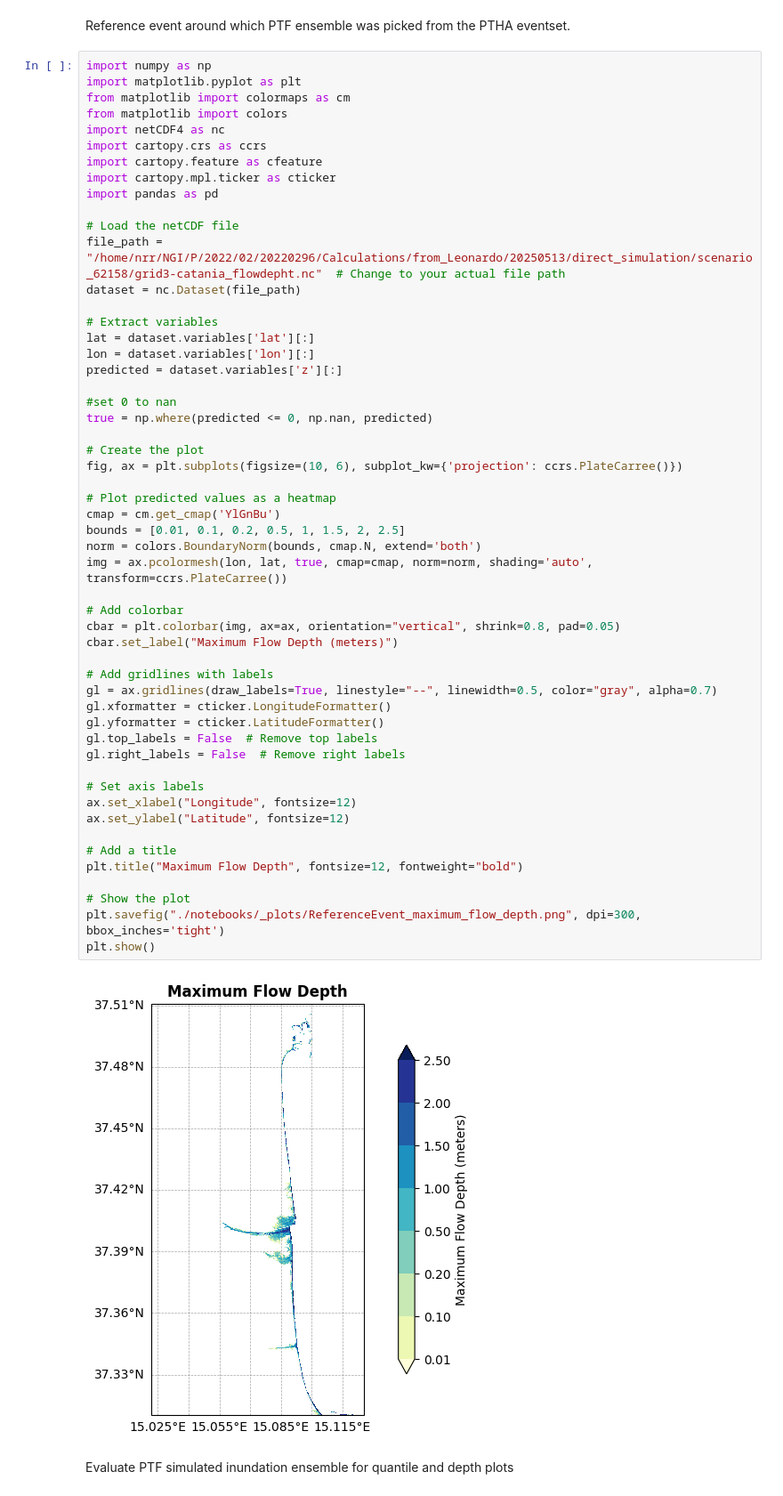
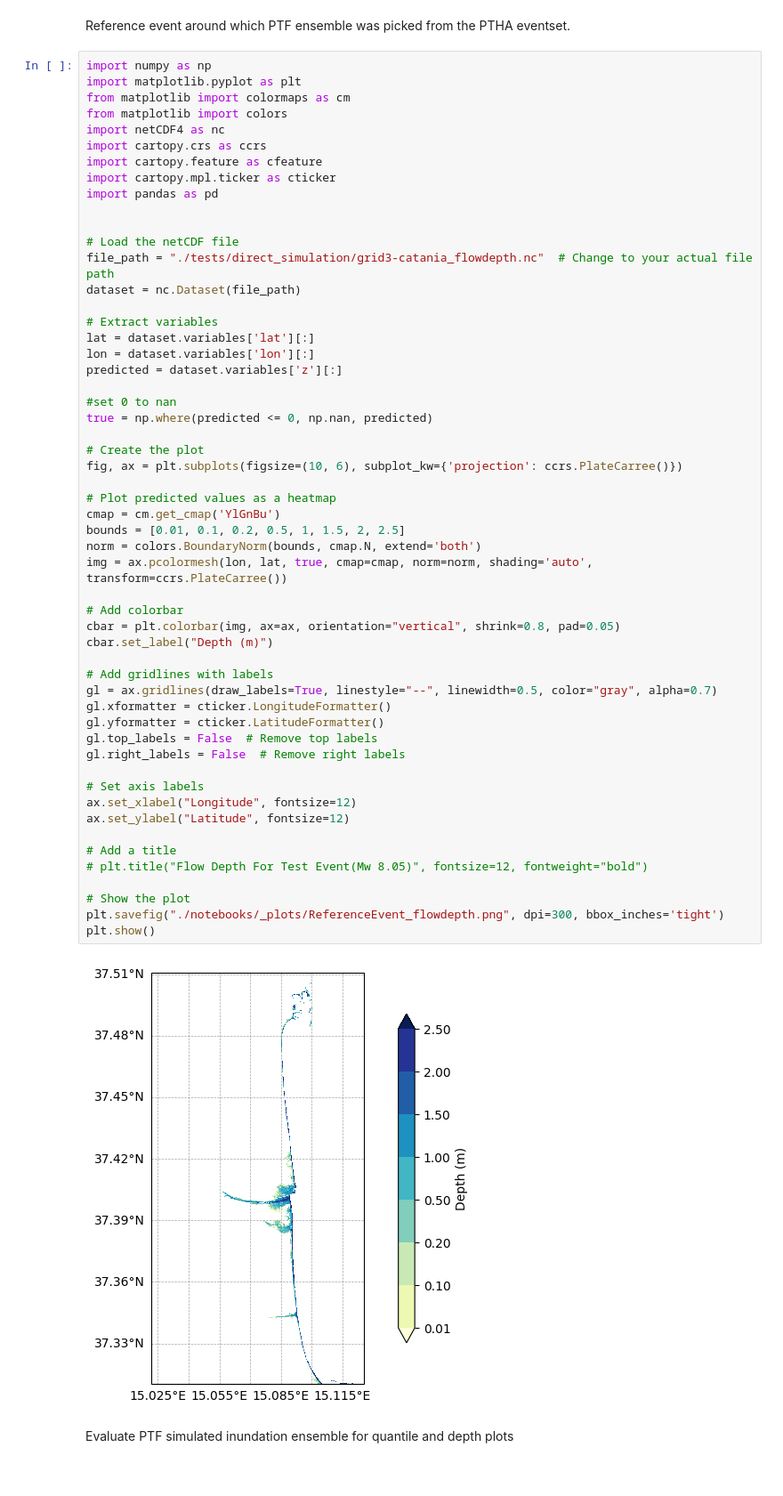
Before and after one commit to dtgeoeu-wp6-tsunamis/inundation-emulator, a Jupyter notebook: notebooks/sd5-2.ipynb, the cells around one changed output. Shown at 89% size. Saved outputs shown, nothing was run; the diff lists cells and outputs as text.

```diff
--- a/notebooks/predictions_dtgeo_6pt6.ipynb
+++ b/notebooks/sd5-2.ipynb
@@ -247,8 +257,9 @@ import cartopy.feature as cfeature
 import cartopy.mpl.ticker as cticker
 import pandas as pd
 
+
 # Load the netCDF file
-file_path = "/home/nrr/NGI/P/2022/02/20220296/Calculations/from_Leonardo/20250513/direct_simulation/scenario_62158/grid3-catania_flowdepht.nc"  # Change to your actual file path
+file_path = "./tests/direct_simulation/grid3-catania_flowdepth.nc"  # Change to your actual file path
 dataset = nc.Dataset(file_path)
 
 # Extract variables
@@ -260,37 +271,37 @@ predicted = dataset.variables['z'][:]
 true = np.where(predicted <= 0, np.nan, predicted)
 
 # Create the plot
 fig, ax = plt.subplots(figsize=(10, 6), subplot_kw={'projection': ccrs.PlateCarree()})
 
 # Plot predicted values as a heatmap
 cmap = cm.get_cmap('YlGnBu')
 bounds = [0.01, 0.1, 0.2, 0.5, 1, 1.5, 2, 2.5]
 norm = colors.BoundaryNorm(bounds, cmap.N, extend='both')
 img = ax.pcolormesh(lon, lat, true, cmap=cmap, norm=norm, shading='auto', transform=ccrs.PlateCarree())
 
 # Add colorbar
 cbar = plt.colorbar(img, ax=ax, orientation="vertical", shrink=0.8, pad=0.05)
-cbar.set_label("Maximum Flow Depth (meters)")
+cbar.set_label("Depth (m)")
 
 # Add gridlines with labels
 gl = ax.gridlines(draw_labels=True, linestyle="--", linewidth=0.5, color="gray", alpha=0.7)
 gl.xformatter = cticker.LongitudeFormatter()
 gl.yformatter = cticker.LatitudeFormatter()
 gl.top_labels = False  # Remove top labels
 gl.right_labels = False  # Remove right labels
 
 # Set axis labels
 ax.set_xlabel("Longitude", fontsize=12)
 ax.set_ylabel("Latitude", fontsize=12)
 
 # Add a title
-plt.title("Maximum Flow Depth", fontsize=12, fontweight="bold")
+# plt.title("Flow Depth For Test Event(Mw 8.05)", fontsize=12, fontweight="bold")
 
 # Show the plot
-plt.savefig("./notebooks/_plots/ReferenceEvent_maximum_flow_depth.png", dpi=300, bbox_inches='tight')
+plt.savefig("./notebooks/_plots/ReferenceEvent_flowdepth.png", dpi=300, bbox_inches='tight')
 plt.show()
 # %% [output]
-[figure, old version]
+[figure, new version]
 # %% [markdown]
 Evaluate PTF simulated inundation ensemble for quantile and depth plots
 # %%
```
Also changed, not shown: parts of 11 cells of this notebook, 10 other files.
